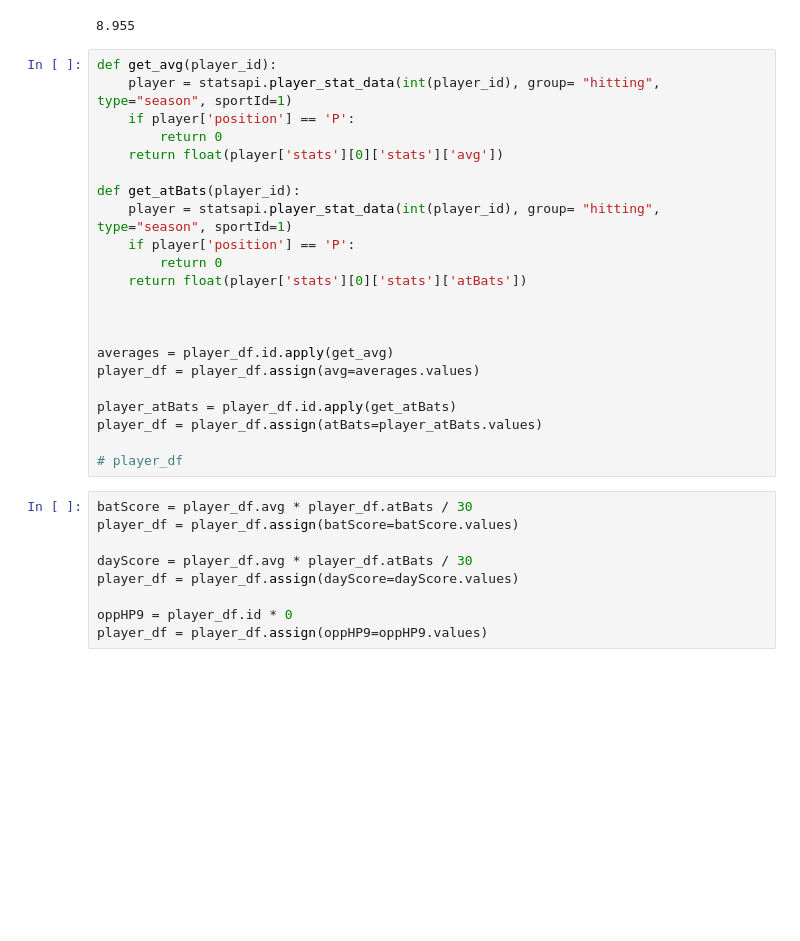
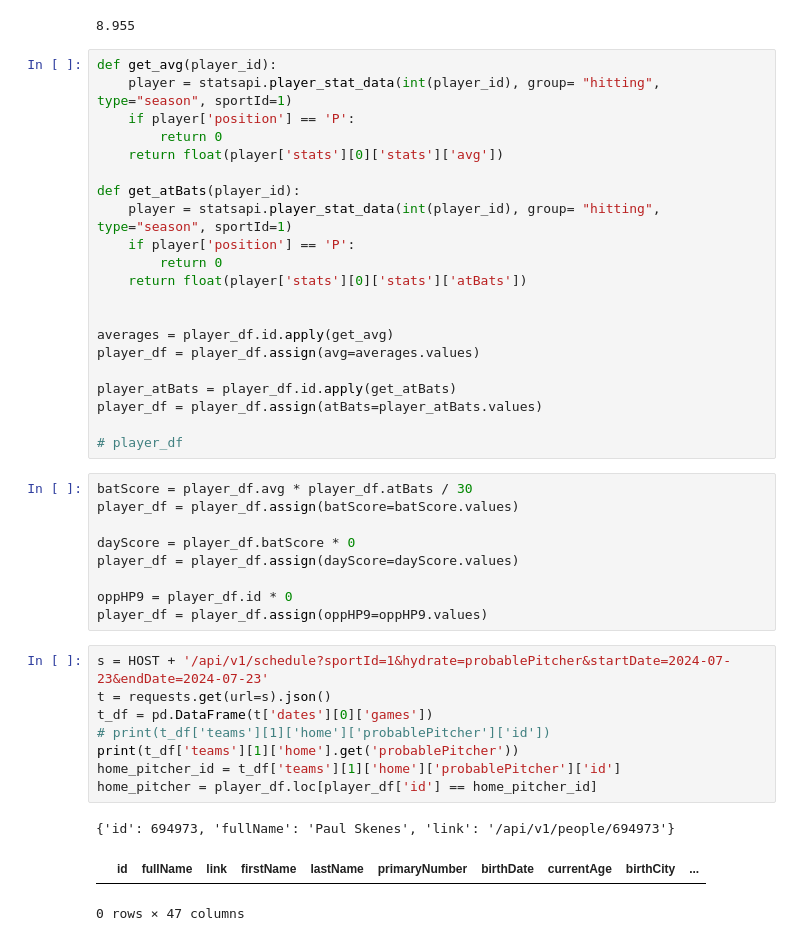
Before and after one commit to ztblick/baseball-data, a Jupyter notebook: pitchingMK2.ipynb, the cells around one changed output. Drawn from its saved outputs; the diff is of its cells as text; blank space fills up the shorter version.

```diff
--- a/pitchingMK2.ipynb
+++ b/pitchingMK2.ipynb
@@ -162,7 +163,6 @@ def get_atBats(player_id):
     return float(player['stats'][0]['stats']['atBats'])
 
 
-
 averages = player_df.id.apply(get_avg)
 player_df = player_df.assign(avg=averages.values)
 
@@ -174,8 +174,20 @@ player_df = player_df.assign(atBats=player_atBats.values)
 batScore = player_df.avg * player_df.atBats / 30
 player_df = player_df.assign(batScore=batScore.values)
 
-dayScore = player_df.avg * player_df.atBats / 30
+dayScore = player_df.batScore * 0
 player_df = player_df.assign(dayScore=dayScore.values)
 
 oppHP9 = player_df.id * 0
 player_df = player_df.assign(oppHP9=oppHP9.values)
+# %%
+s = HOST + '/api/v1/schedule?sportId=1&hydrate=probablePitcher&startDate=2024-07-23&endDate=2024-07-23'
+t = requests.get(url=s).json()
+t_df = pd.DataFrame(t['dates'][0]['games'])
+# print(t_df['teams'][1]['home']['probablePitcher']['id'])
+print(t_df['teams'][1]['home'].get('probablePitcher'))
+home_pitcher_id = t_df['teams'][1]['home']['probablePitcher']['id']
+home_pitcher = player_df.loc[player_df['id'] == home_pitcher_id]
+# %% [output]
+{'id': 694973, 'fullName': 'Paul Skenes', 'link': '/api/v1/people/694973'}
+|  | id | fullName | link | firstName | lastName | primaryNumber | birthDate | currentAge | birthCity | ... |
+0 rows × 47 columns
```
Also changed, not shown: parts of 7 cells of this notebook, 2 other files.
